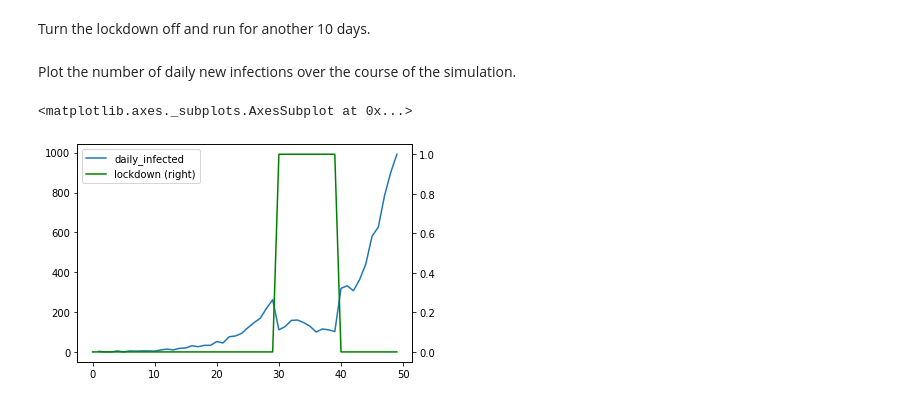
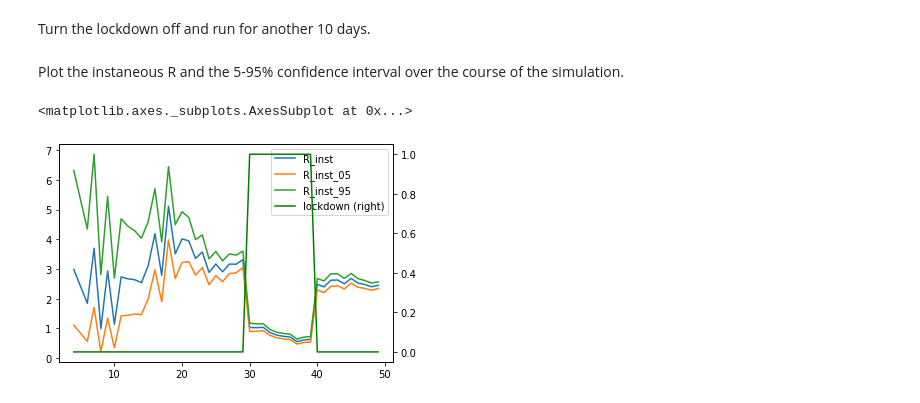
Before and after one commit to BDI-pathogens/OpenABM-Covid19-model-paper, a Jupyter notebook: notebooks/example_lockdown.ipynb, the cells around one changed output. Saved outputs shown, nothing was run; the diff lists cells and outputs as text; code cells hidden in the pictures.

Commit message:
Change example of Lockdown to include R instead of new infections

```diff
--- a/notebooks/example_lockdown.ipynb
+++ b/notebooks/example_lockdown.ipynb
@@ -36,14 +33,15 @@ Turn the lockdown off and run for another 10 days.
 model.update_running_params("lockdown_on", 0)
 sim.steps( 10 )
 # %% [markdown]
-Plot the number of daily new infections over the course of the simulation.
+Plot the instaneous R and the 5-95% confidence interval over the course of the simulation.
 # %%
 timeseries = pd.DataFrame( sim.results )
-timeseries["daily_infected"] = timeseries["total_infected"].diff(1)
-
+timeseries = timeseries[ timeseries.R_inst != -1 ]
 plt.figure()
-timeseries.daily_infected.plot( x = "time", legend = True )
+timeseries.R_inst.plot( x = "time", legend = True )
+timeseries.R_inst_05.plot( x = "time", legend = True )
+timeseries.R_inst_95.plot( x = "time", legend = True )
 timeseries.lockdown.plot( x = "time", legend = True, secondary_y = True, style = 'g' )
 # %% [output]
 <matplotlib.axes._subplots.AxesSubplot at 0x...>
-[figure, old version]
+[figure, new version]
```
Also changed, not shown: parts of 2 cells of this notebook.
